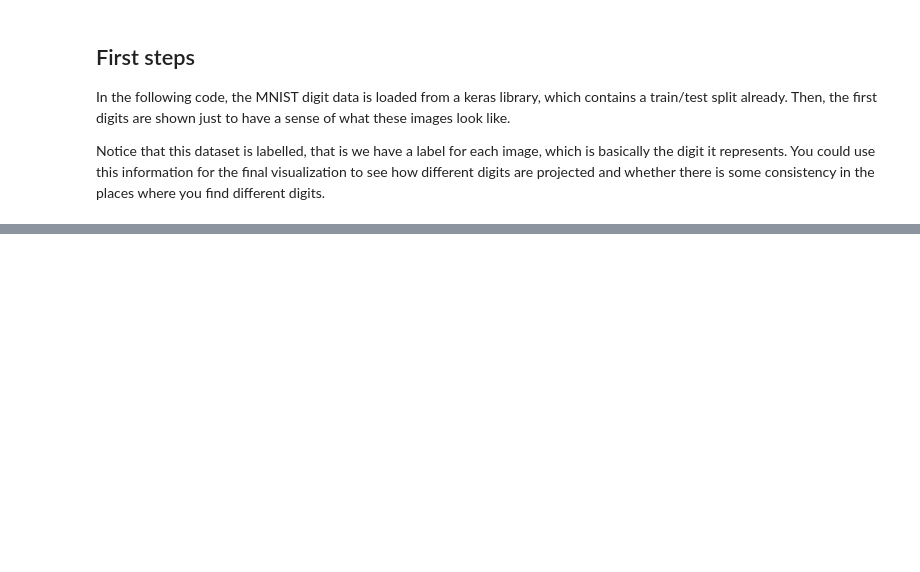
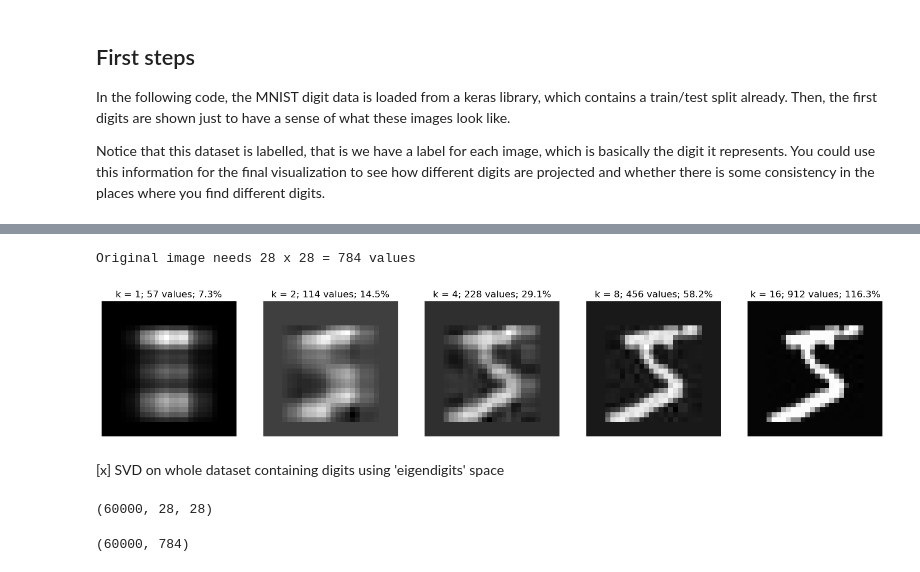
Before and after one commit to Lorenc1o/BDMA_Notes, a Jupyter notebook: UPC/Machine_Learning/Labs/lab03/ml03-exercise.ipynb, the cells around one changed output, grey strips where cells are left out. Cells and saved outputs as stored; diff of their text form; code cells hidden in the pictures; blank space fills up the shorter version.

```diff
--- a/UPC/Machine_Learning/Labs/lab03/ml03-exercise.ipynb
+++ b/UPC/Machine_Learning/Labs/lab03/ml03-exercise.ipynb
@@ -57,0 +84,30 @@ Y_test:  (10000,)
+# %%
+# k looping through sequence of powers of 2
+m,n = X.shape
+nm = np.prod(X.shape)
+print(f'Original image needs {n} x {m} = {nm} values')
+j = 0
+plt.figure(figsize=(18, 8))
+for k in [1 << i for i in range(5)]:
+    plt.subplot(2,5,j+1)
+    j += 1
+    ## construct approximation of X with first $k$ dimensions
+    X_approx = U[:,:k] @ D[:k,:k] @ Vt[:k,:]
+    plt.imshow(X_approx, cmap=plt.cm.gray)
+    plt.axis('off')
+    storage = k*(m+n+1)
+    plt.title(f'k = {k}; {storage} values; {storage/nm*100:.1f}%')
+# %% [output]
+Original image needs 28 x 28 = 784 values
+[figure, added]
+# %% [markdown]
+[x] SVD on whole dataset containing digits using 'eigendigits' space
+# %%
+print(train_X.shape)
+
+# We need to reshape the dataset, so that each image is a vector
+train_X_reshape = train_X.reshape((train_X.shape[0], 28*28))
+train_X_reshape.shape
+# %% [output]
+(60000, 28, 28)
+(60000, 784)
```
Also changed, not shown: parts of 28 cells of this notebook, 1 other file.
